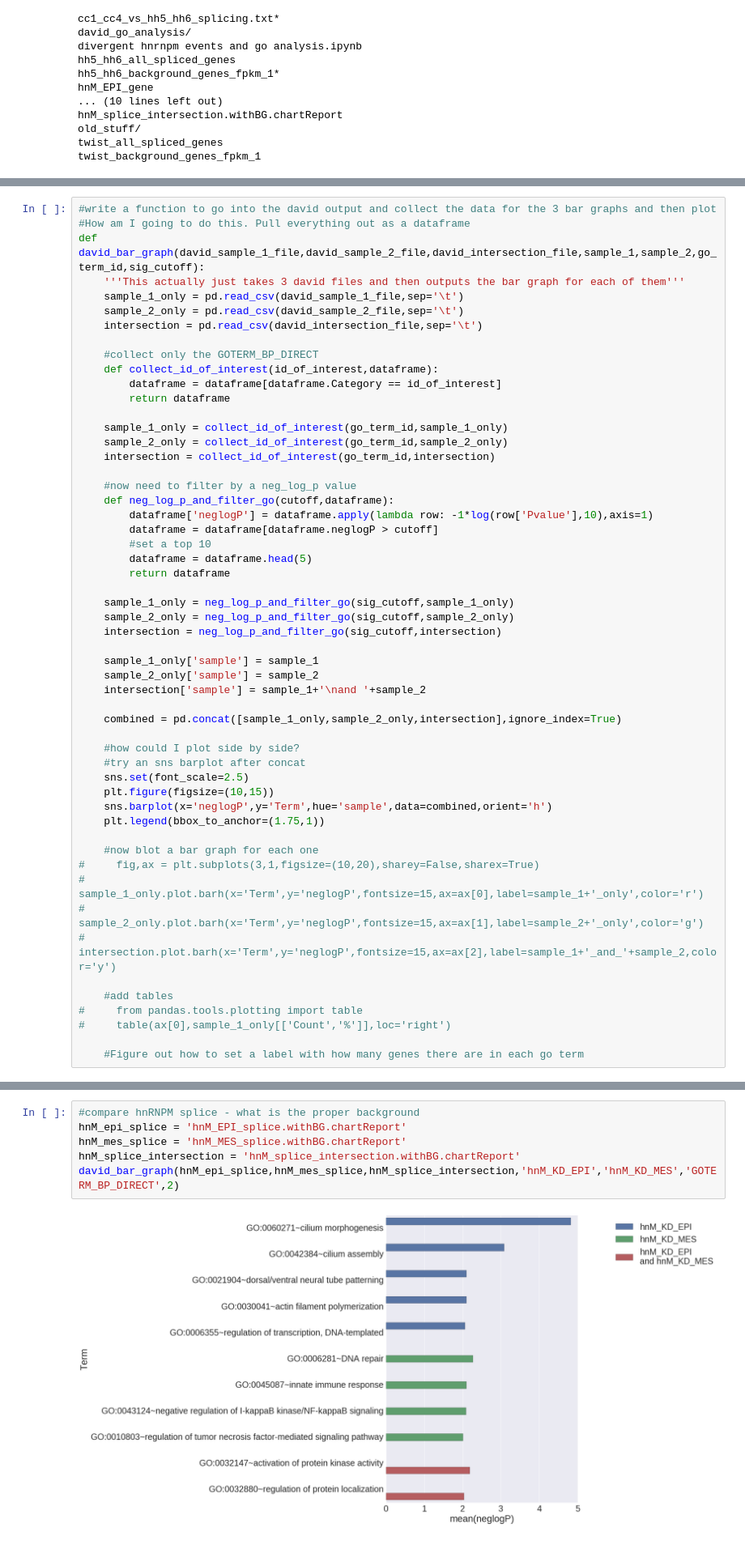
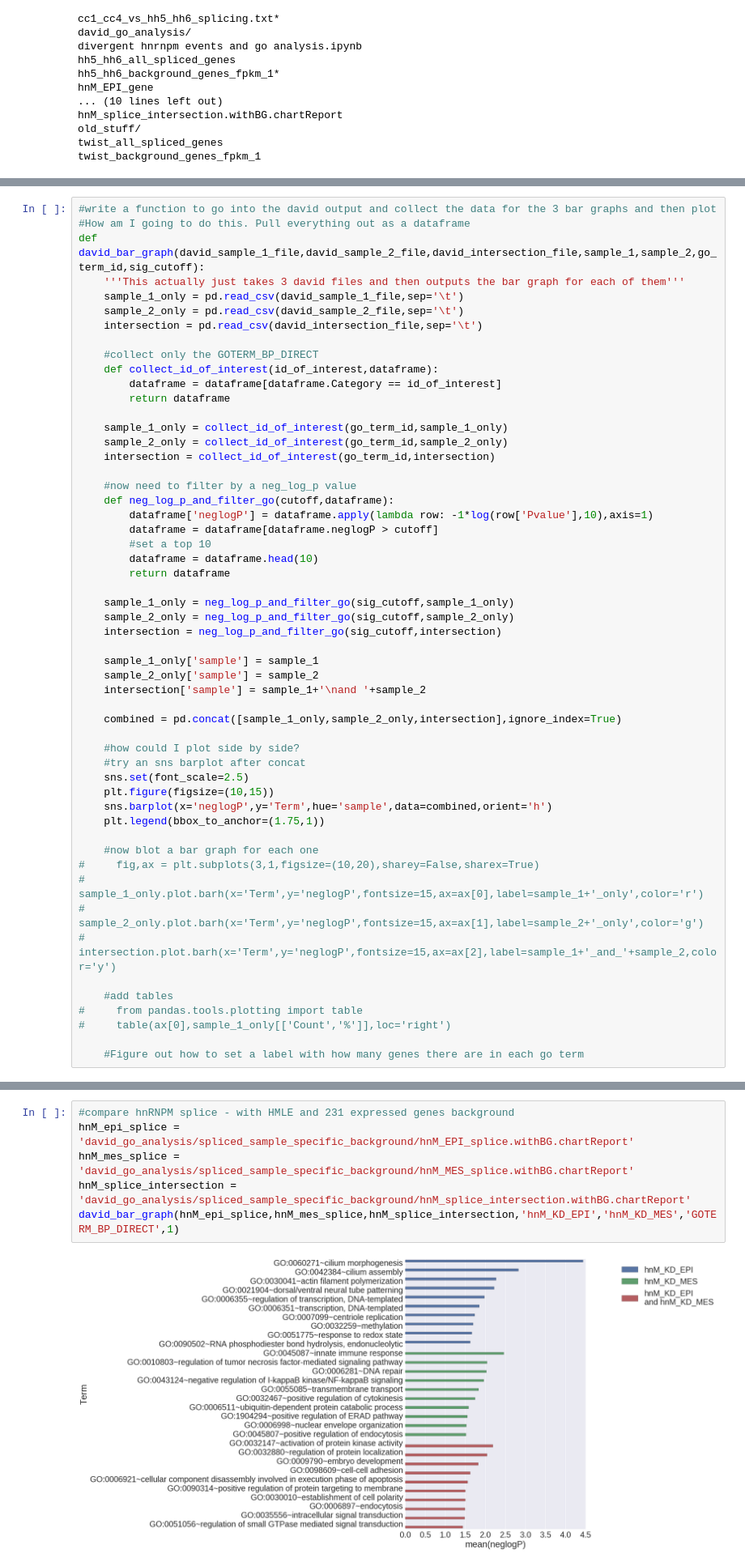
Before and after one commit to seharvey2012/programmatic_analysis, a Jupyter notebook: getting_clipper_to_work/clipper_runs_working_with_individual_rt_stops/divergent_hnrnpm_regulated_events/divergent hnrnpm events and go analysis.ipynb, the cells around one changed output, grey strips where cells are left out. Shown at 81% size. Drawn from its saved outputs; the diff is of its cells as text.

```diff
--- a/getting_clipper_to_work/clipper_runs_working_with_individual_rt_stops/divergent_hnrnpm_regulated_events/divergent hnrnpm events and go analysis.ipynb
+++ b/getting_clipper_to_work/clipper_runs_working_with_individual_rt_stops/divergent_hnrnpm_regulated_events/divergent hnrnpm events and go analysis.ipynb
@@ -70,7 +253,7 @@ def david_bar_graph(david_sample_1_file,david_sample_2_file,david_intersection_f
         dataframe['neglogP'] = dataframe.apply(lambda row: -1*log(row['Pvalue'],10),axis=1)
         dataframe = dataframe[dataframe.neglogP > cutoff]
         #set a top 10
-        dataframe = dataframe.head(5)
+        dataframe = dataframe.head(10)
         return dataframe
 
     sample_1_only = neg_log_p_and_filter_go(sig_cutoff,sample_1_only)
@@ -118,10 +305,10 @@ david_bar_graph(hnM_epi_gene,hnM_mes_gene,hnM_gene_intersection,'hnM_KD_EPI','hn
 # %% [output]
 [figure]
 # %%
-#compare hnRNPM splice - what is the proper background
-hnM_epi_splice = 'hnM_EPI_splice.withBG.chartReport'
-hnM_mes_splice = 'hnM_MES_splice.withBG.chartReport'
-hnM_splice_intersection = 'hnM_splice_intersection.withBG.chartReport'
-david_bar_graph(hnM_epi_splice,hnM_mes_splice,hnM_splice_intersection,'hnM_KD_EPI','hnM_KD_MES','GOTERM_BP_DIRECT',2)
+#compare hnRNPM splice - with HMLE and 231 expressed genes background
+hnM_epi_splice = 'david_go_analysis/spliced_sample_specific_background/hnM_EPI_splice.withBG.chartReport'
+hnM_mes_splice = 'david_go_analysis/spliced_sample_specific_background/hnM_MES_splice.withBG.chartReport'
+hnM_splice_intersection = 'david_go_analysis/spliced_sample_specific_background/hnM_splice_intersection.withBG.chartReport'
+david_bar_graph(hnM_epi_splice,hnM_mes_splice,hnM_splice_intersection,'hnM_KD_EPI','hnM_KD_MES','GOTERM_BP_DIRECT',1)
 # %% [output]
-[figure, old version]
+[figure, new version]
```
Also changed, not shown: parts of 23 cells of this notebook, 2 other files.
